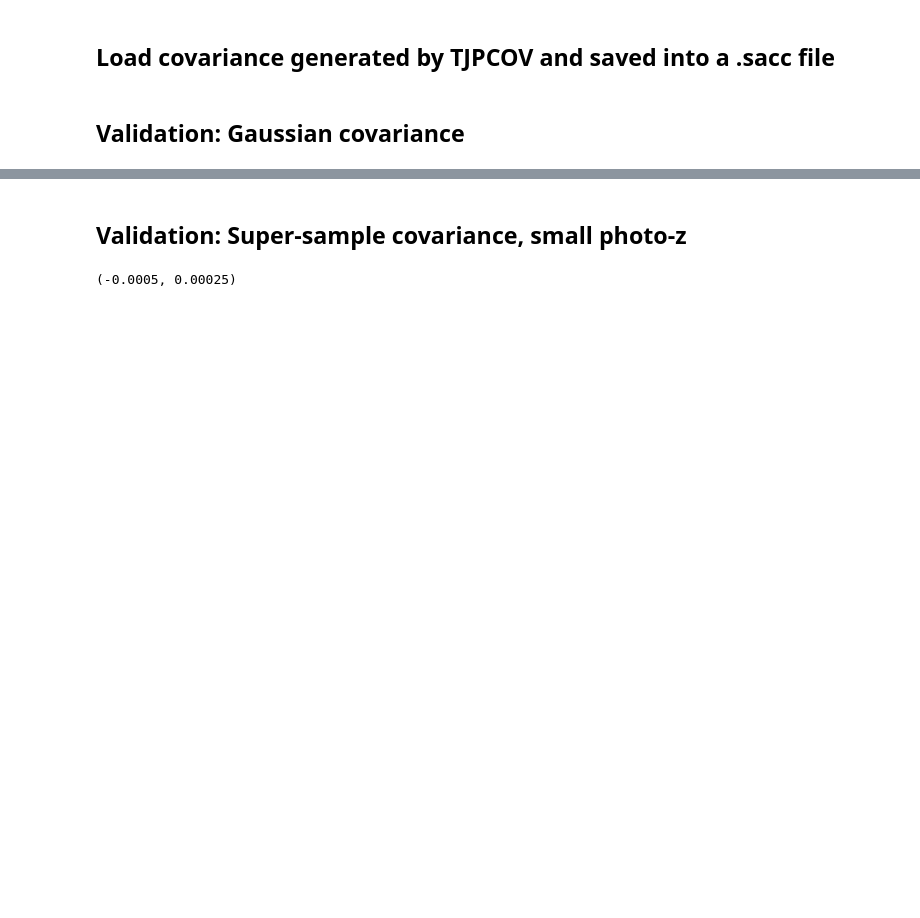
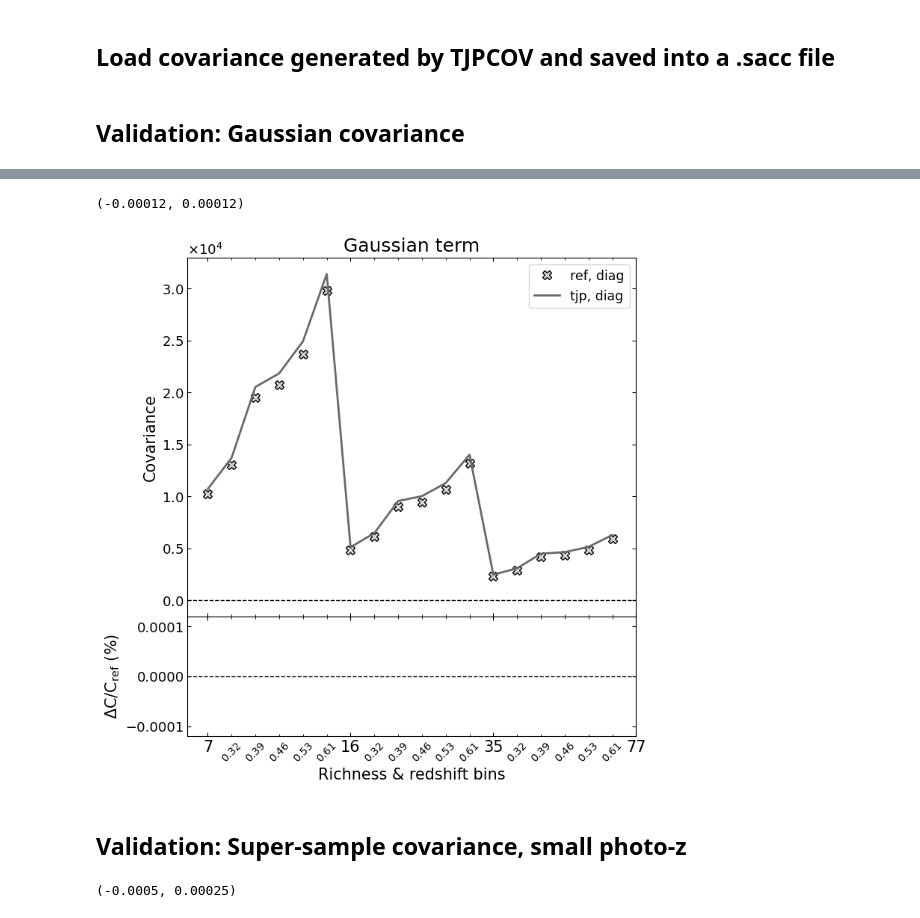
Before and after one commit to LSSTDESC/TJPCov, a Jupyter notebook: examples/cluster_count_covariance_validation.ipynb, the cells around one changed output, grey strips where cells are left out. Saved outputs shown, nothing was run; the diff lists cells and outputs as text; code cells hidden in the pictures; blank space fills up the shorter version.

```diff
--- a/examples/cluster_count_covariance_validation.ipynb
+++ b/examples/cluster_count_covariance_validation.ipynb
@@ -280,3 +394,13 @@ plt.ylim(-1.2e-4,1.2e-4)
+# %%
+comparison_plot_func(cov_ref_gauss_05, cov_tjp_gauss_05,
+                     cvec  = ['lightgray','dimgray'],
+                     title = r'Gaussian term' ,
+                     label = ['ref, diag', 'tjp, diag', 'ref, diag+1', 'tjp, diag+1'])
+
+plt.ylim(-1.2e-4,1.2e-4)
+# %% [output]
+(-0.00012, 0.00012)
+[figure, added]
 # %% [markdown]
 ## Validation: Super-sample covariance, small photo-z
 # %%
```
Also changed, not shown: parts of 10 cells of this notebook, 1 other file.
